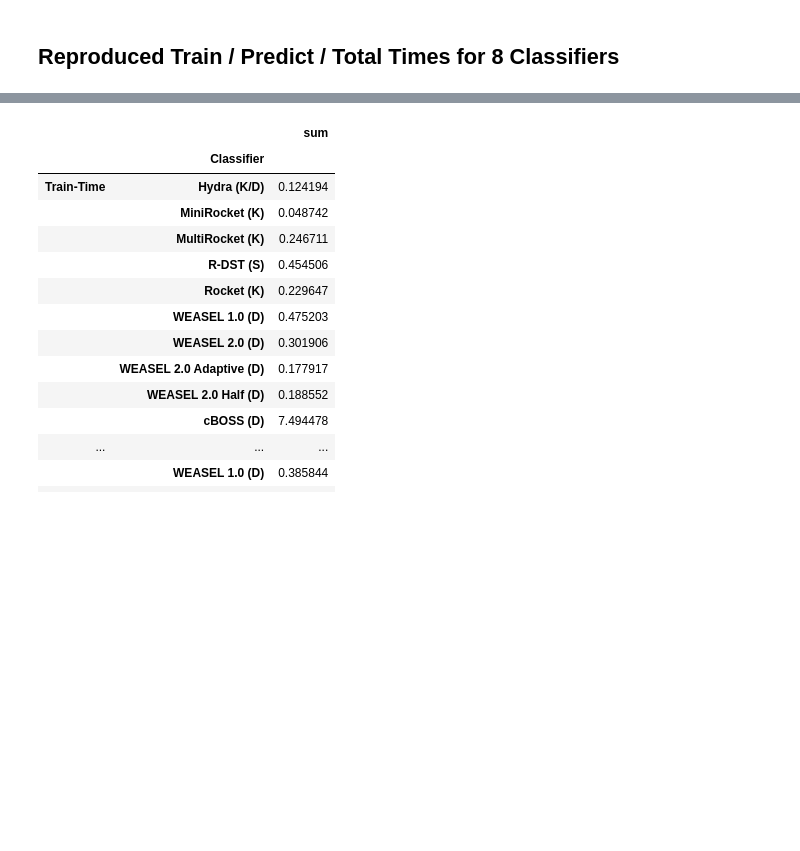
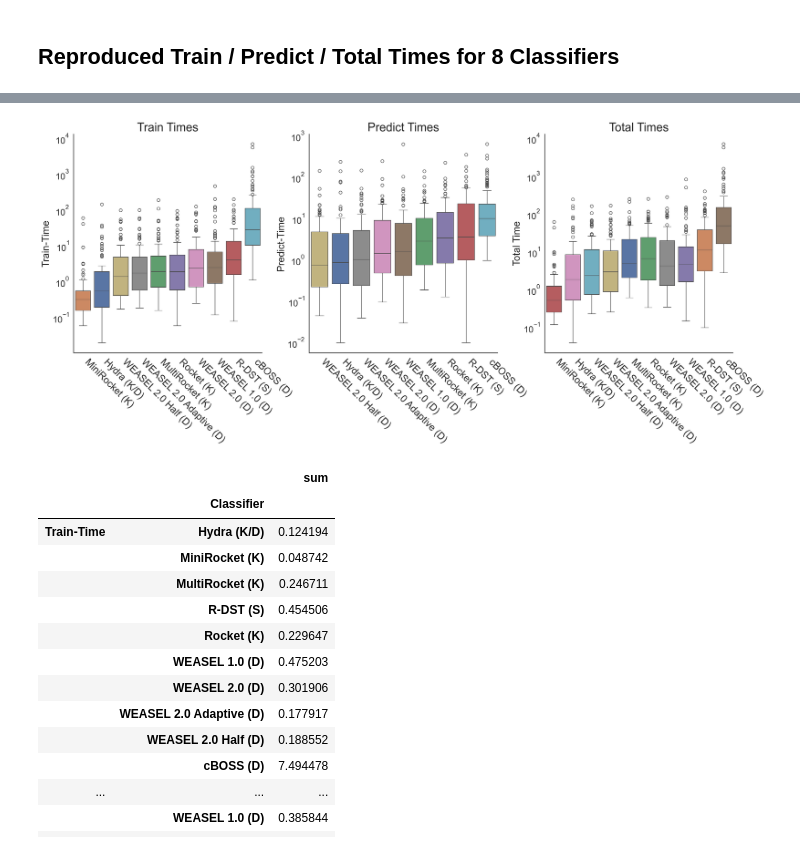
Before and after one commit to gerryc-0/Why-so-Time-Serious, a Jupyter notebook: notebooks/evaluation_v3.ipynb, the cells around one changed output, grey strips where cells are left out. Saved outputs shown, nothing was run; the diff lists cells and outputs as text; code cells hidden in the pictures; blank space fills up the shorter version.

Commit message:
Minor edits to figures for camera ready submission.

```diff
--- a/notebooks/evaluation_v3.ipynb
+++ b/notebooks/evaluation_v3.ipynb
@@ -580,3 +580,73 @@ plt.tight_layout()
+# %%
+# Global font sizing — do this once, before plotting
+plt.rcParams.update({
+    'font.size': 18,
+    'axes.titlesize': 22,
+    'axes.labelsize': 20,
+    'xtick.labelsize': 18,
+    'ytick.labelsize': 18,
+    'legend.fontsize': 16,
+})
+
+sns.set(font_scale=2.0)
+sns.set_style("white")
+
+df_rt.rename(columns={"Fit-Time": "Train-Time"}, inplace=True)
+df_rt.dropna(inplace=True)
+
+fig, axes = plt.subplots(1, 3, figsize=(24, 8), gridspec_kw={'wspace': 0.25})
+
+# --- Train Times ---
+g = sns.boxplot(y="Train-Time", x="Classifier",
+                 data=df_rt.sort_values(by="Classifier"), ax=axes[0], hue="Classifier",
+                 order=df_rt.groupby("Classifier").median(numeric_only=True).sort_values(
+                     by="Train-Time", ascending=True).reset_index()["Classifier"])
+ax = axes[0]
+g.set_yscale("log")
+ax.set_xticklabels(ax.get_xticklabels(), rotation=-45, ha='left', fontsize=20)
+ax.tick_params(axis='y', labelsize=18)
+ax.set_xlabel("")
+ax.set_ylabel("Train-Time", fontsize=20)
+ax.set_title("Train Times", fontsize=24)
+if ax.legend_ is not None:
+    ax.legend_.remove()
+
+# --- Predict Times ---
+g = sns.boxplot(y="Predict-Time", x="Classifier",
+                 data=df_rt.sort_values(by="Classifier"), ax=axes[1], hue="Classifier",
+                 order=df_rt.groupby("Classifier").median(numeric_only=True).sort_values(
+                     by="Predict-Time", ascending=True).reset_index()["Classifier"][1:])
+ax = axes[1]
+g.set_yscale("log")
+ax.set_xticklabels(ax.get_xticklabels(), rotation=-45, ha='left', fontsize=20)
+ax.tick_params(axis='y', labelsize=18)
+ax.set_xlabel("")
+ax.set_ylabel("Predict-Time", fontsize=20)
+ax.set_title("Predict Times", fontsize=24)
+if ax.legend_ is not None:
+    ax.legend_.remove()
+
+# --- Total Times ---
+g = sns.boxplot(y=df_rt["Train-Time"] + df_rt["Predict-Time"], x="Classifier",
+                 data=df_rt.sort_values(by="Classifier"), ax=axes[2], hue="Classifier",
+                 order=df_rt.groupby("Classifier").median(numeric_only=True).sort_values(
+                     by="Train-Time", ascending=True).reset_index()["Classifier"])
+ax = axes[2]
+g.set_yscale("log")
+ax.set_xticklabels(ax.get_xticklabels(), rotation=-45, ha='left', fontsize=20)
+ax.tick_params(axis='y', labelsize=18)
+ax.set_xlabel("")
+ax.set_ylabel("Total Time", fontsize=20)
+ax.set_title("Total Times", fontsize=24)
+if ax.legend_ is not None:
+    ax.legend_.remove()
+
+sns.despine()
+plt.tight_layout()
+plt.savefig("runtime_comparison.png", dpi=300, bbox_inches="tight")
+plt.show()
+# %% [output]
+[figure, added]
 # %%
 df_pivot_rt = df_rt.pivot(index="Dataset", columns=["Classifier"], values=["Train-Time", "Predict-Time"])
 pd.DataFrame({'sum': (df_pivot_rt.sum() / 60 / 60)})
```
Also changed, not shown: parts of 1 cell of this notebook, 1 other file.
